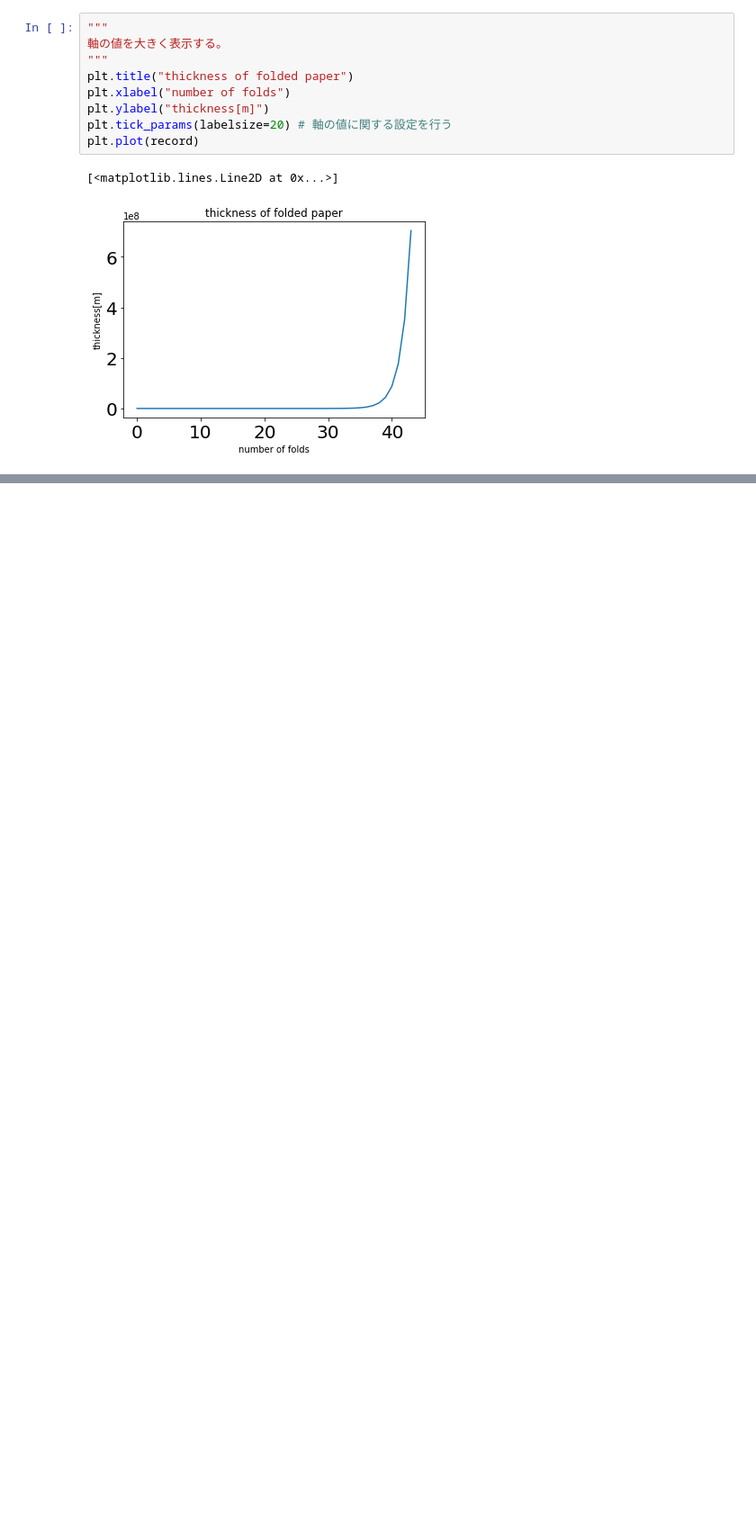
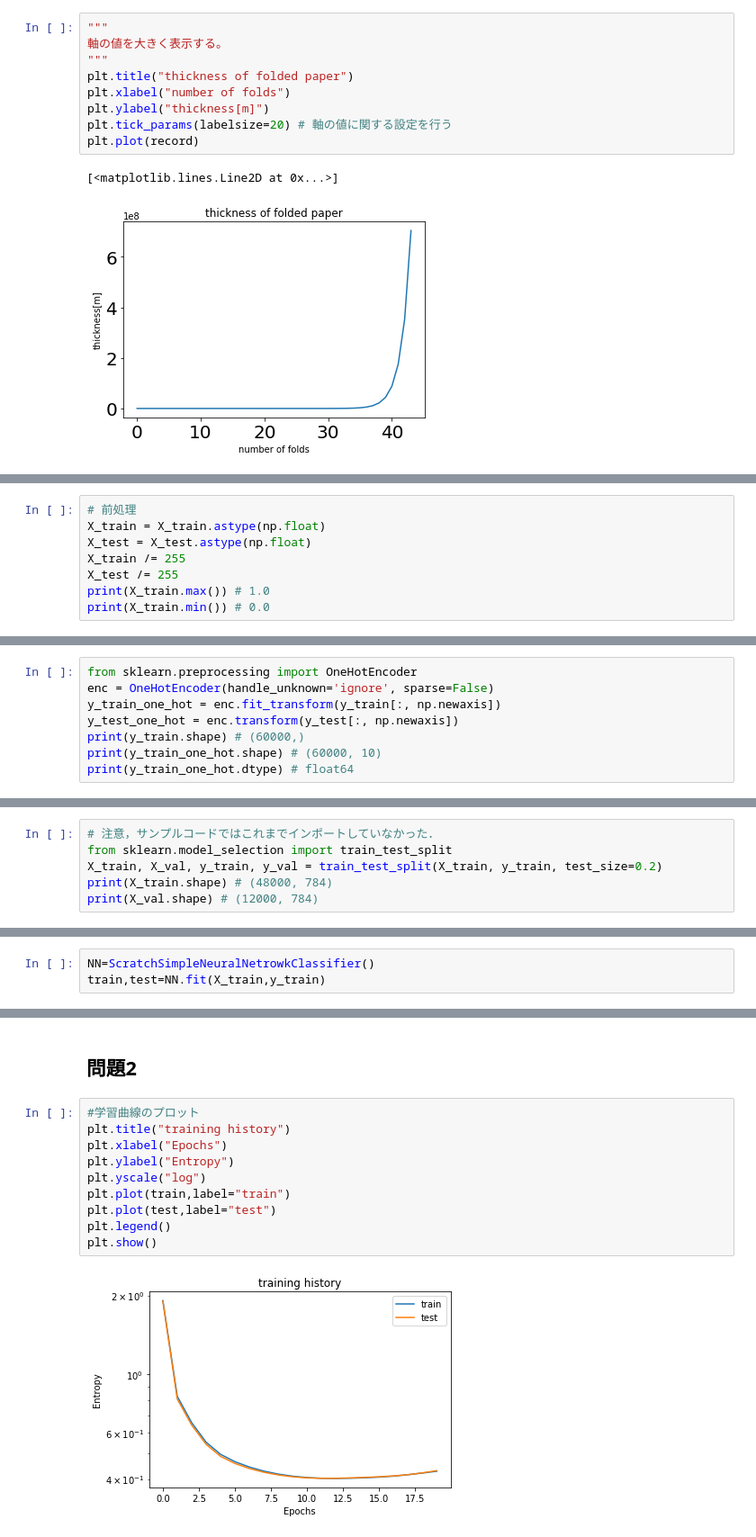
Before and after one commit to savslug/worksample, a Jupyter notebook: 2_example_answer.ipynb, the cells around one changed output, grey strips where cells are left out. Shown at 90% size. Cells and saved outputs as stored; diff of their text form; blank space fills up the shorter version.

```diff
--- a/2_example_answer.ipynb
+++ b/2_example_answer.ipynb
@@ -229,0 +317,8 @@ plt.plot(record)
+# %%
+# 前処理
+X_train = X_train.astype(np.float)
+X_test = X_test.astype(np.float)
+X_train /= 255
+X_test /= 255
+print(X_train.max()) # 1.0
+print(X_train.min()) # 0.0
@@ -229,0 +328,8 @@ plt.plot(record)
+# %%
+from sklearn.preprocessing import OneHotEncoder
+enc = OneHotEncoder(handle_unknown='ignore', sparse=False)
+y_train_one_hot = enc.fit_transform(y_train[:, np.newaxis])
+y_test_one_hot = enc.transform(y_test[:, np.newaxis])
+print(y_train.shape) # (60000,)
+print(y_train_one_hot.shape) # (60000, 10)
+print(y_train_one_hot.dtype) # float64
@@ -229,0 +340,6 @@ plt.plot(record)
+# %%
+# 注意，サンプルコードではこれまでインポートしていなかった．
+from sklearn.model_selection import train_test_split
+X_train, X_val, y_train, y_val = train_test_split(X_train, y_train, test_size=0.2)
+print(X_train.shape) # (48000, 784)
+print(X_val.shape) # (12000, 784)
@@ -229,0 +556,3 @@ plt.plot(record)
+# %%
+NN=ScratchSimpleNeuralNetrowkClassifier()
+train,test=NN.fit(X_train,y_train)
@@ -229,0 +580,14 @@ plt.plot(record)
+# %% [markdown]
+## 問題2
+# %%
+#学習曲線のプロット
+plt.title("training history")
+plt.xlabel("Epochs")
+plt.ylabel("Entropy")
+plt.yscale("log")
+plt.plot(train,label="train")
+plt.plot(test,label="test")
+plt.legend()
+plt.show()
+# %% [output]
+[figure, added]
```
Also changed, not shown: parts of 22 cells of this notebook, 1 other file.
